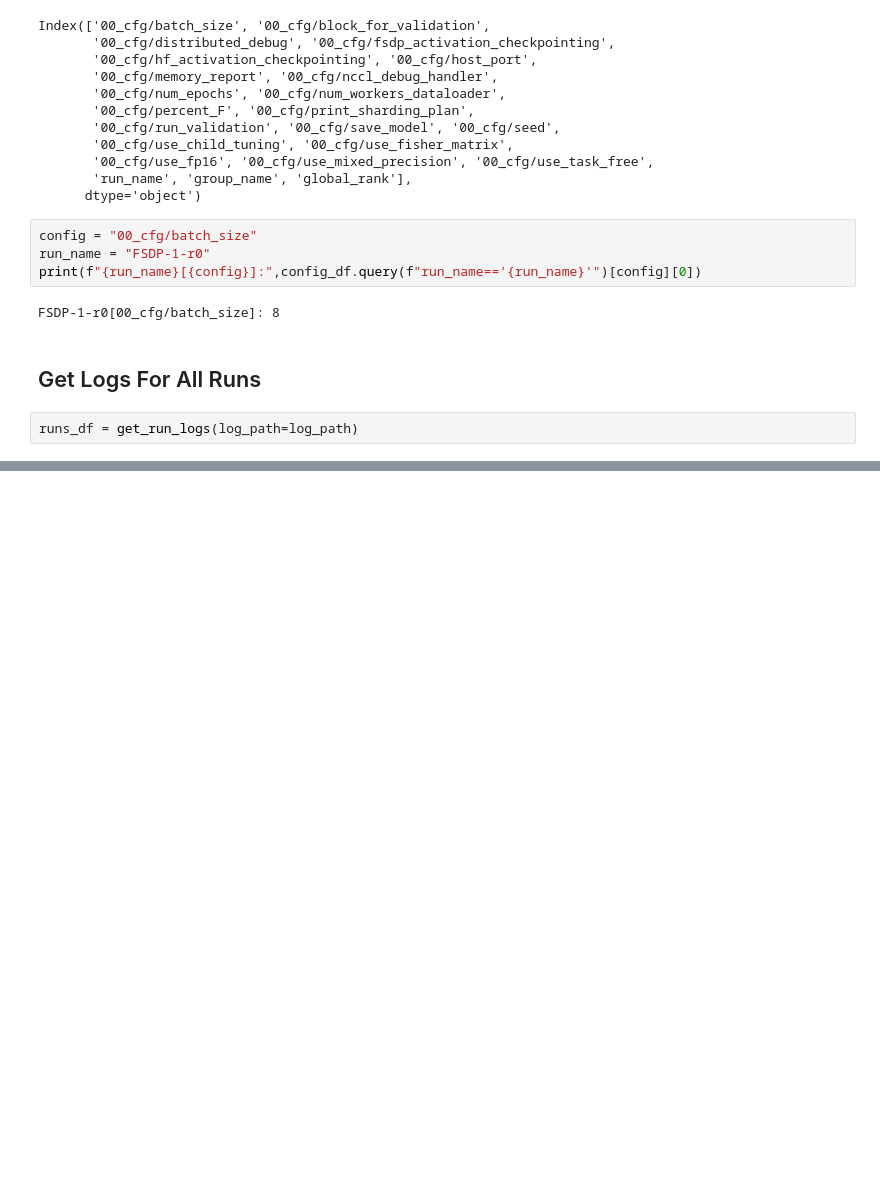
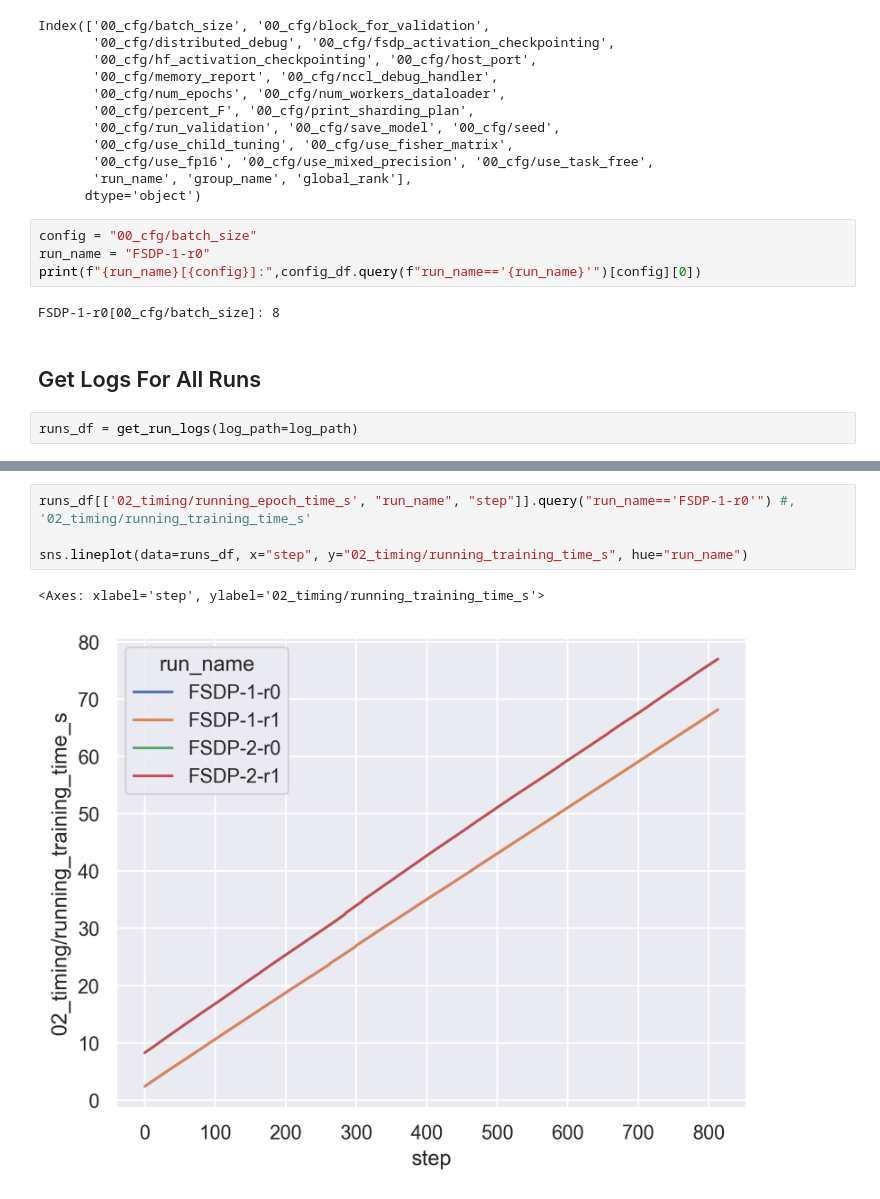
Before and after one commit to cirquit/fsdp-memory-analysis, a Jupyter notebook: tb-logging-example.ipynb, the cells around one changed output, grey strips where cells are left out. Drawn from its saved outputs; the diff is of its cells as text; blank space fills up the shorter version.

```diff
--- a/tb-logging-example.ipynb
+++ b/tb-logging-example.ipynb
@@ -161,0 +264,7 @@ dual_plot(df=test_run, x=x, y=y, line_ylim=[0,0.5])
+# %%
+runs_df[['02_timing/running_epoch_time_s', "run_name", "step"]].query("run_name=='FSDP-1-r0'") #, '02_timing/running_training_time_s'
+
+sns.lineplot(data=runs_df, x="step", y="02_timing/running_training_time_s", hue="run_name")
+# %% [output]
+<Axes: xlabel='step', ylabel='02_timing/running_training_time_s'>
+[figure, added]
```
Also changed, not shown: parts of 13 cells of this notebook.
